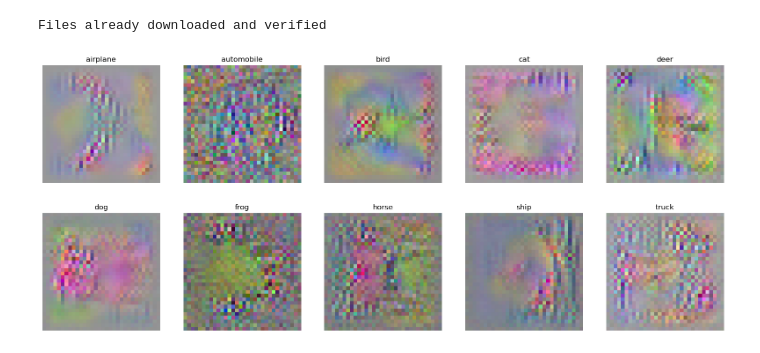
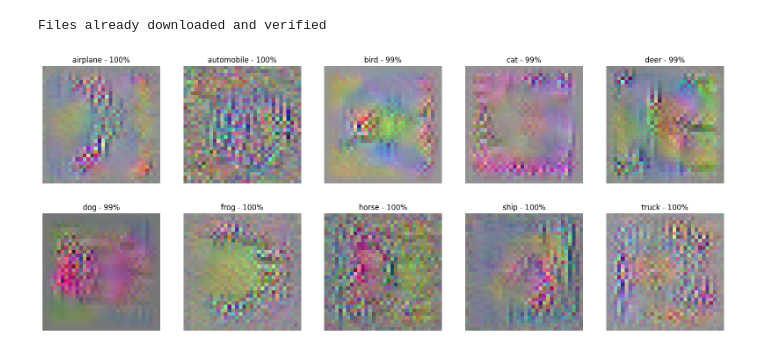
Before and after one commit to fabioseel/receptive-fields, a Jupyter notebook: src/evaluation.ipynb, the cells around one changed output. Drawn from its saved outputs; the diff is of its cells as text; code cells hidden in the pictures.

```diff
--- a/src/evaluation.ipynb
+++ b/src/evaluation.ipynb
@@ -17,15 +18,19 @@ model = SimpleCNN.load("../models/simple3layercnn")
 # %%
 fig, axes = plt.subplots(2, 5, figsize=(20,8))
 eff_rfs = []
 for class_name, i in tqdm(train_data.class_to_idx.items()):
     desired_output = torch.zeros(10)
     desired_output[i] = 1
     eff_rf = backprop_maximization(model, desired_output, (3,32,32), n_iter=2048, batch_size=1, reduction=True)
     eff_rfs.append(eff_rf)
 
+    out = model(eff_rf.repeat(1,1,1,1))
+    index = out.argmax()
+    prob = out.max()
+
     ax = axes.flat[i]
     ax.imshow(eff_rf.transpose(0,2))
     ax.axis('off')
-    ax.set_title(class_name)
+    ax.set_title(class_name + " - {0:.0%}".format(prob))
 # %% [output]
-[figure, old version]
+[figure, new version]
```
Also changed, not shown: parts of 3 cells of this notebook, 2 other files.
